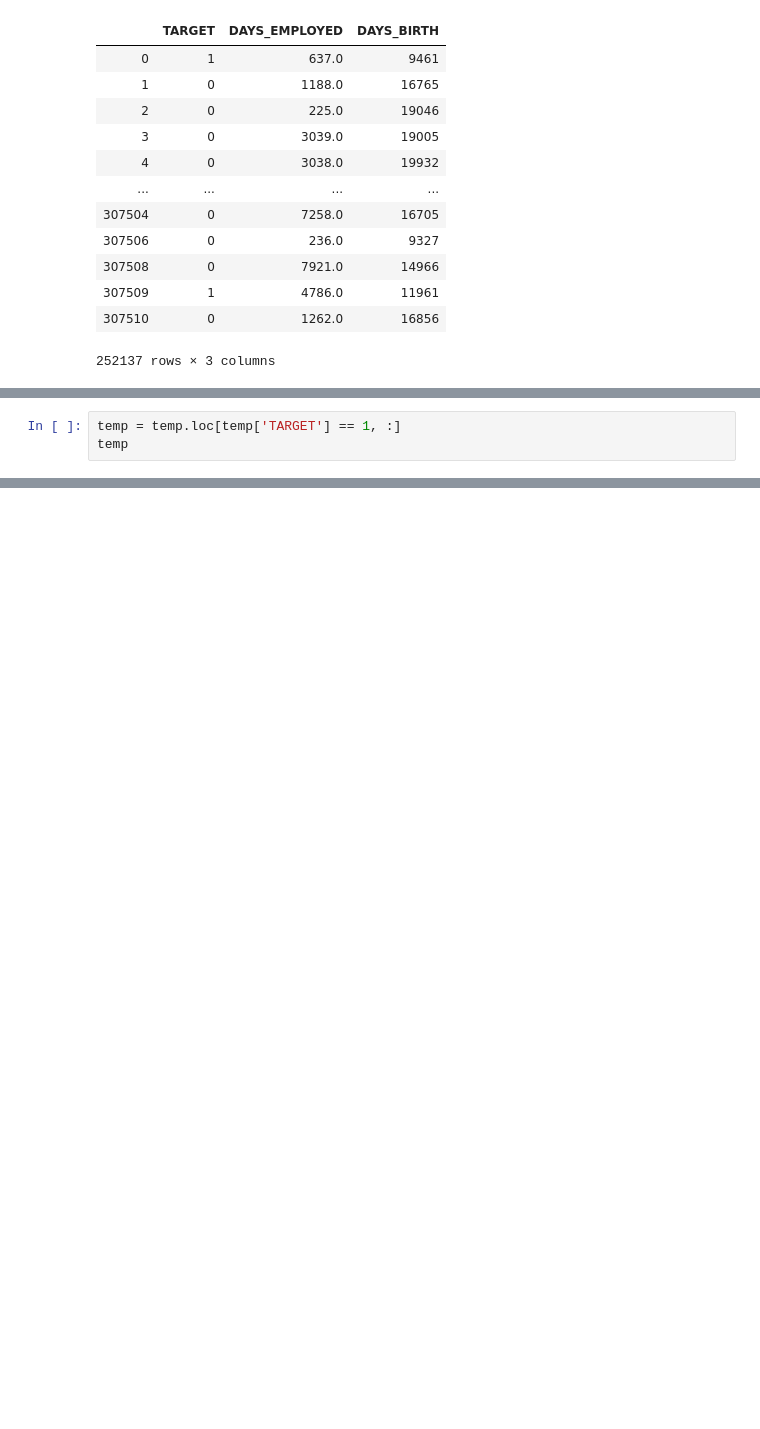
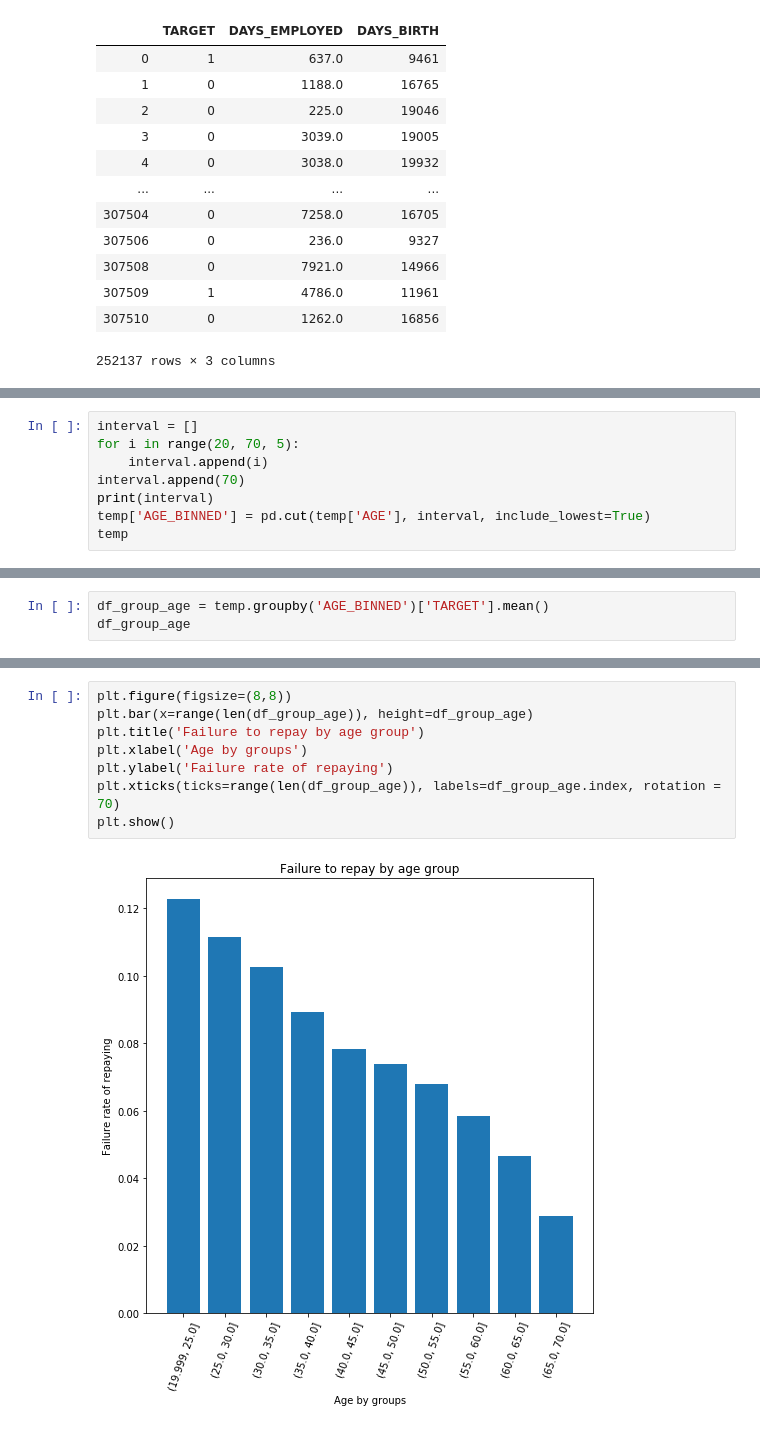
Before and after one commit to SaruXuan/4th-ML100Days, a Jupyter notebook: homework/Day_018_HW.ipynb, the cells around one changed output, grey strips where cells are left out. Saved outputs shown, nothing was run; the diff lists cells and outputs as text; blank space fills up the shorter version.

```diff
--- a/homework/Day_018_HW.ipynb
+++ b/homework/Day_018_HW.ipynb
@@ -195,3 +166,0 @@ Name: DAYS_BIRTH, dtype: int64
-# %%
-temp = temp.loc[temp['TARGET'] == 1, :]
-temp
@@ -211,0 +179,8 @@ temp
+# %%
+interval = []
+for i in range(20, 70, 5):
+    interval.append(i)
+interval.append(70)
+print(interval)
+temp['AGE_BINNED'] = pd.cut(temp['AGE'], interval, include_lowest=True)
+temp
@@ -211,0 +206,3 @@ temp
+# %%
+df_group_age = temp.groupby('AGE_BINNED')['TARGET'].mean()
+df_group_age
@@ -211,0 +222,10 @@ temp
+# %%
+plt.figure(figsize=(8,8))
+plt.bar(x=range(len(df_group_age)), height=df_group_age)
+plt.title('Failure to repay by age group')
+plt.xlabel('Age by groups')
+plt.ylabel('Failure rate of repaying')
+plt.xticks(ticks=range(len(df_group_age)), labels=df_group_age.index, rotation = 70)
+plt.show()
+# %% [output]
+[figure, added]
```
Also changed, not shown: parts of 7 cells of this notebook.
